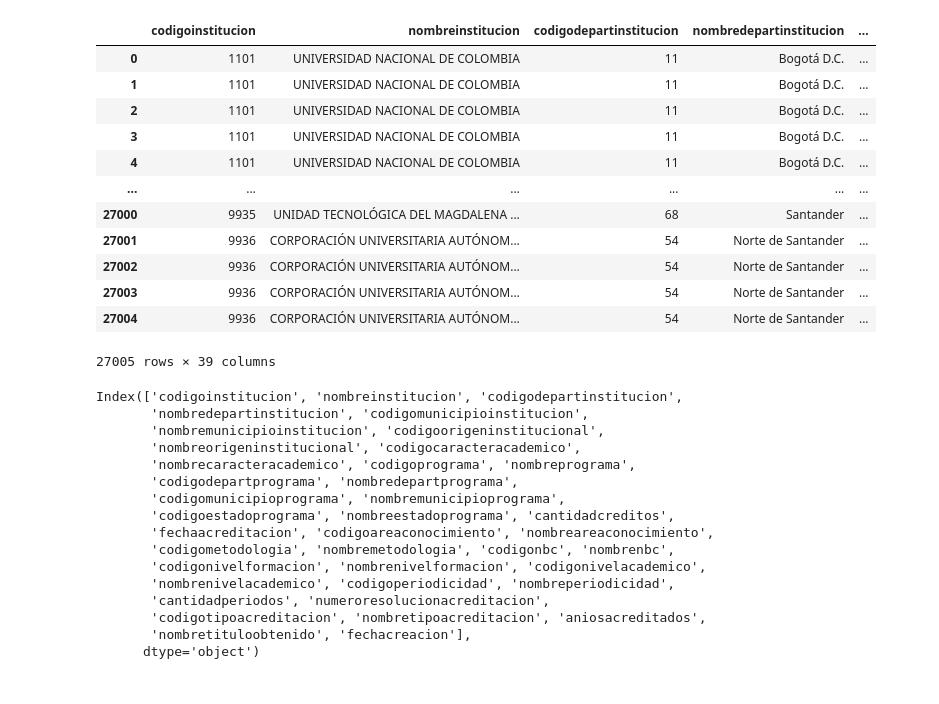
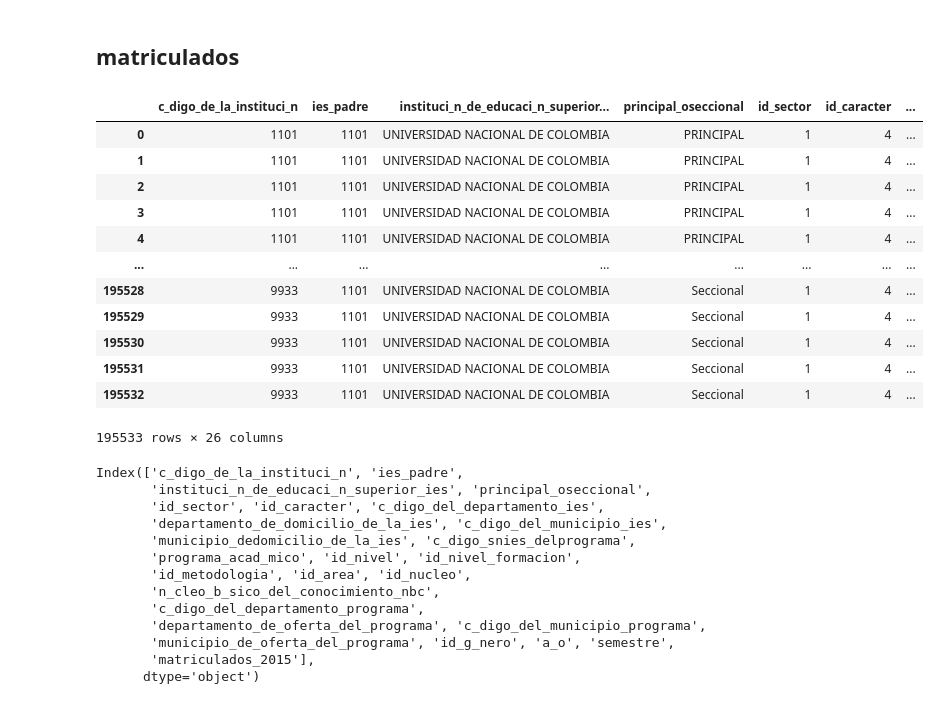
Before and after one commit to felipesalda/SNIES-DS, a Jupyter notebook: snies_api.ipynb, the cells around one changed output. Cells and saved outputs as stored; diff of their text form; code cells hidden in the pictures.

Commit message:
Finished the extraction of data from API and files

```diff
--- a/snies_api.ipynb
+++ b/snies_api.ipynb
@@ -16,6 +14,9 @@ documentacion+programas
 # %%
-response = requests.get(
-    'https://www.datos.gov.co/resource/{data}.json?$limit={limit}'.format(data=programas,limit=200000)
+def get_data(data):
+    # this function gets the data from the API through the request module
+    response = requests.get(
+    'https://www.datos.gov.co/resource/{data}.json?$limit={limit}'.format(data=data,limit=200000)
     ).text
 
-response = json.loads(response)
+    response = json.loads(response)
+    return response
@@ -42,37 +23,36 @@ response
+# %% [markdown]
+## matriculados
 # %%
-df= pd.DataFrame(data=response)
+df= pd.DataFrame(data=get_data(matriculados))
 df
 # %% [output]
-|  | codigoinstitucion | nombreinstitucion | codigodepartinstitucion | nombredepartinstitucion | ... |
-| 0 | 1101 | UNIVERSIDAD NACIONAL DE COLOMBIA | 11 | Bogotá D.C. | ... |
-| 1 | 1101 | UNIVERSIDAD NACIONAL DE COLOMBIA | 11 | Bogotá D.C. | ... |
-| 2 | 1101 | UNIVERSIDAD NACIONAL DE COLOMBIA | 11 | Bogotá D.C. | ... |
-| 3 | 1101 | UNIVERSIDAD NACIONAL DE COLOMBIA | 11 | Bogotá D.C. | ... |
-| 4 | 1101 | UNIVERSIDAD NACIONAL DE COLOMBIA | 11 | Bogotá D.C. | ... |
-| ... | ... | ... | ... | ... | ... |
-| 27000 | 9935 | UNIDAD TECNOLÓGICA DEL MAGDALENA ... | 68 | Santander | ... |
-| 27001 | 9936 | CORPORACIÓN UNIVERSITARIA AUTÓNOM... | 54 | Norte de Santander | ... |
-| 27002 | 9936 | CORPORACIÓN UNIVERSITARIA AUTÓNOM... | 54 | Norte de Santander | ... |
-| 27003 | 9936 | CORPORACIÓN UNIVERSITARIA AUTÓNOM... | 54 | Norte de Santander | ... |
-| 27004 | 9936 | CORPORACIÓN UNIVERSITARIA AUTÓNOM... | 54 | Norte de Santander | ... |
+|  | c_digo_de_la_instituci_n | ies_padre | instituci_n_de_educaci_n_superior... | principal_oseccional | id_sector | id_caracter | ... |
+| 0 | 1101 | 1101 | UNIVERSIDAD NACIONAL DE COLOMBIA | PRINCIPAL | 1 | 4 | ... |
+| 1 | 1101 | 1101 | UNIVERSIDAD NACIONAL DE COLOMBIA | PRINCIPAL | 1 | 4 | ... |
+| 2 | 1101 | 1101 | UNIVERSIDAD NACIONAL DE COLOMBIA | PRINCIPAL | 1 | 4 | ... |
+| 3 | 1101 | 1101 | UNIVERSIDAD NACIONAL DE COLOMBIA | PRINCIPAL | 1 | 4 | ... |
+| 4 | 1101 | 1101 | UNIVERSIDAD NACIONAL DE COLOMBIA | PRINCIPAL | 1 | 4 | ... |
+| ... | ... | ... | ... | ... | ... | ... | ... |
+| 195528 | 9933 | 1101 | UNIVERSIDAD NACIONAL DE COLOMBIA | Seccional | 1 | 4 | ... |
+| 195529 | 9933 | 1101 | UNIVERSIDAD NACIONAL DE COLOMBIA | Seccional | 1 | 4 | ... |
+| 195530 | 9933 | 1101 | UNIVERSIDAD NACIONAL DE COLOMBIA | Seccional | 1 | 4 | ... |
+| 195531 | 9933 | 1101 | UNIVERSIDAD NACIONAL DE COLOMBIA | Seccional | 1 | 4 | ... |
+| 195532 | 9933 | 1101 | UNIVERSIDAD NACIONAL DE COLOMBIA | Seccional | 1 | 4 | ... |
-27005 rows × 39 columns
+195533 rows × 26 columns
 # %%
 df.columns
 # %% [output]
-Index(['codigoinstitucion', 'nombreinstitucion', 'codigodepartinstitucion',
-       'nombredepartinstitucion', 'codigomunicipioinstitucion',
-       'nombremunicipioinstitucion', 'codigoorigeninstitucional',
-       'nombreorigeninstitucional', 'codigocaracteracademico',
-       'nombrecaracteracademico', 'codigoprograma', 'nombreprograma',
-       'codigodepartprograma', 'nombredepartprograma',
-       'codigomunicipioprograma', 'nombremunicipioprograma',
-       'codigoestadoprograma', 'nombreestadoprograma', 'cantidadcreditos',
-       'fechaacreditacion', 'codigoareaconocimiento', 'nombreareaconocimiento',
-       'codigometodologia', 'nombremetodologia', 'codigonbc', 'nombrenbc',
-       'codigonivelformacion', 'nombrenivelformacion', 'codigonivelacademico',
-       'nombrenivelacademico', 'codigoperiodicidad', 'nombreperiodicidad',
-       'cantidadperiodos', 'numeroresolucionacreditacion',
-       'codigotipoacreditacion', 'nombretipoacreditacion', 'aniosacreditados',
-       'nombretituloobtenido', 'fechacreacion'],
+Index(['c_digo_de_la_instituci_n', 'ies_padre',
+       'instituci_n_de_educaci_n_superior_ies', 'principal_oseccional',
+       'id_sector', 'id_caracter', 'c_digo_del_departamento_ies',
+       'departamento_de_domicilio_de_la_ies', 'c_digo_del_municipio_ies',
+       'municipio_dedomicilio_de_la_ies', 'c_digo_snies_delprograma',
+       'programa_acad_mico', 'id_nivel', 'id_nivel_formacion',
+       'id_metodologia', 'id_area', 'id_nucleo',
+       'n_cleo_b_sico_del_conocimiento_nbc',
+       'c_digo_del_departamento_programa',
+       'departamento_de_oferta_del_programa', 'c_digo_del_municipio_programa',
+       'municipio_de_oferta_del_programa', 'id_g_nero', 'a_o', 'semestre',
+       'matriculados_2015'],
       dtype='object')
 # %%
```
Also changed, not shown: parts of 15 cells of this notebook, 1 other file.
